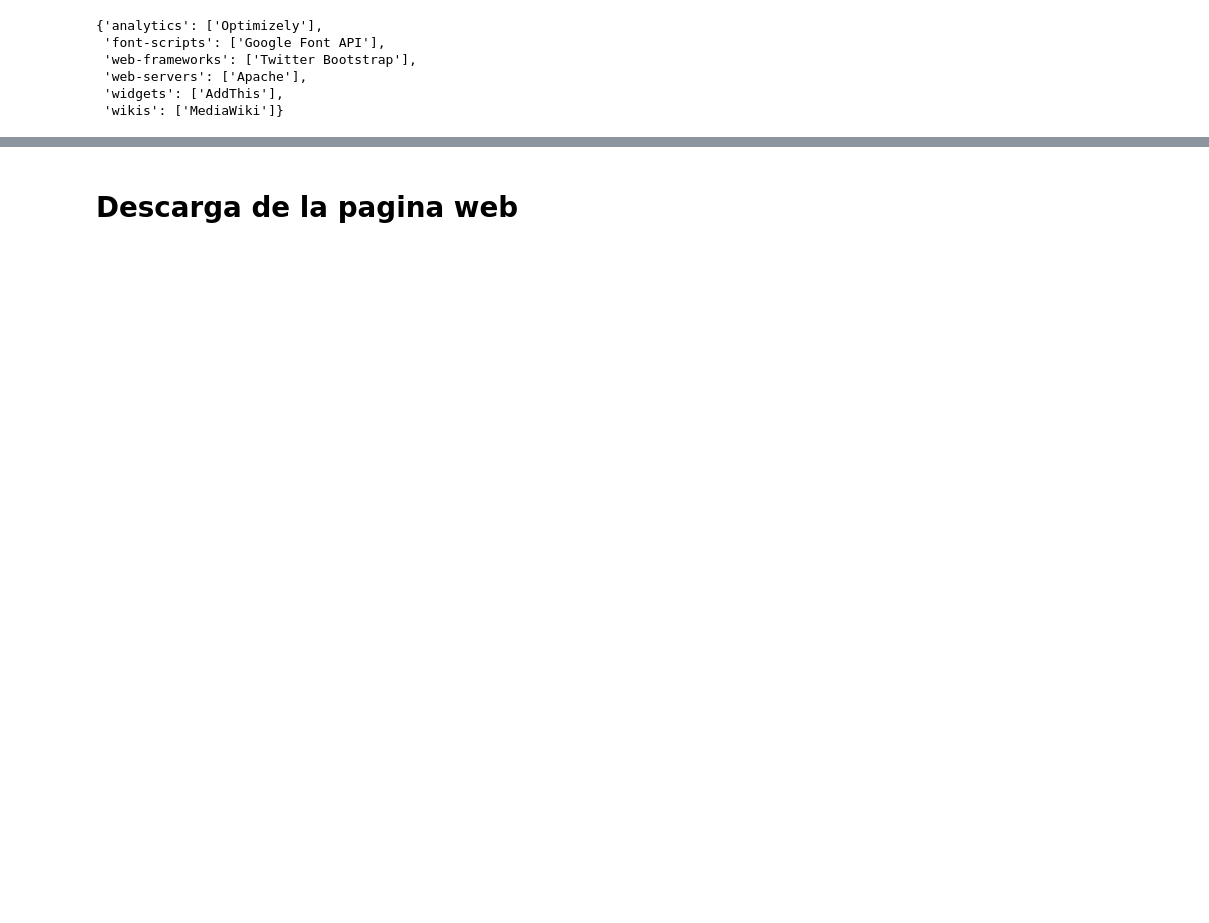
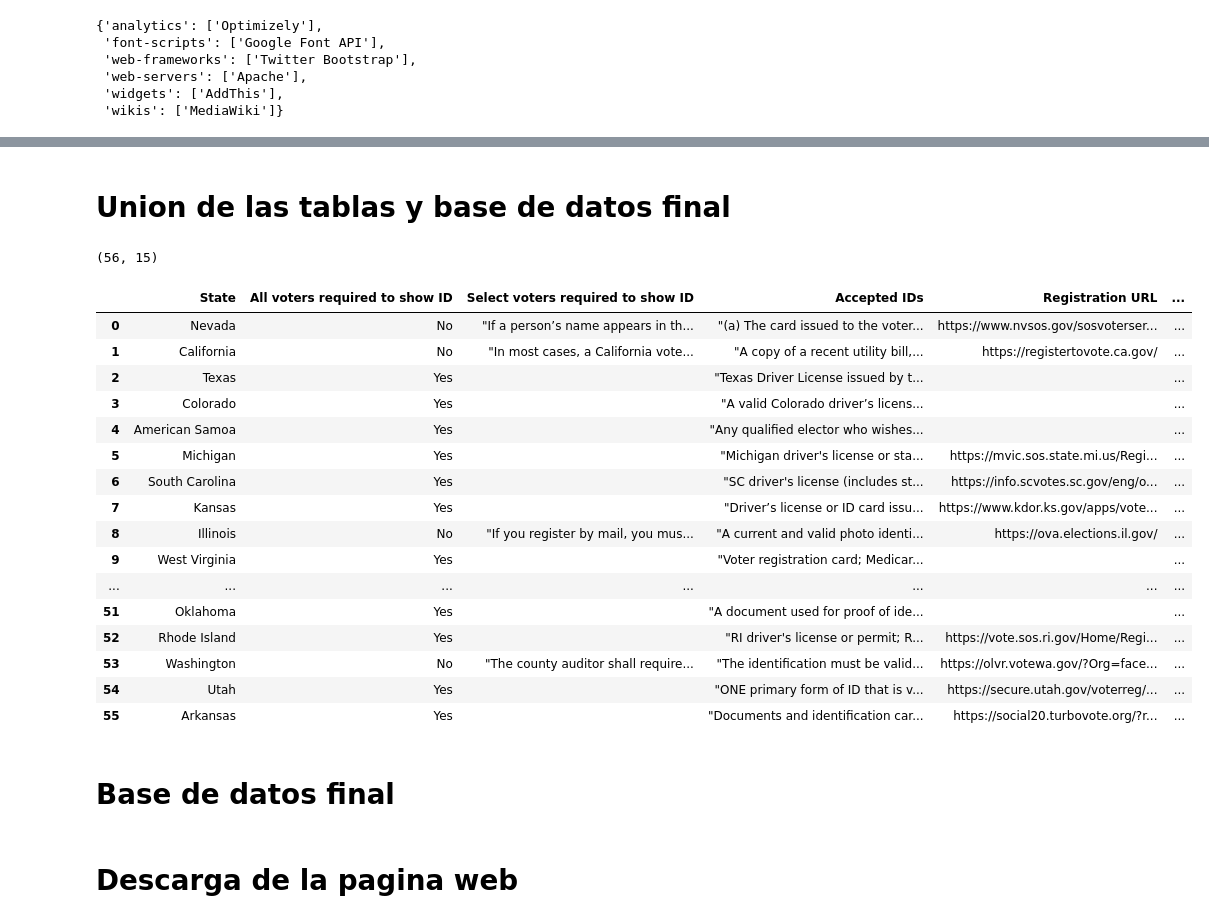
Before and after one commit to j-river1/Practica-1-de-Tipologia-y-ciclo-vida-datos, a Jupyter notebook: src/WebScrapping.ipynb, the cells around one changed output, grey strips where cells are left out. Cells and saved outputs as stored; diff of their text form; code cells hidden in the pictures; blank space fills up the shorter version.

```diff
--- a/src/WebScrapping.ipynb
+++ b/src/WebScrapping.ipynb
@@ -50,0 +211,17 @@ builtwith.builtwith('https://ballotpedia.org/Voter_registration')
+# %%
+table = soup2.find(lambda tag: tag.has_attr('id') and tag['id']=="SamedayRegistration")
+rows = table.findAll(lambda tag: tag.name=='tr')
+
+tabla = []
+for i in range(len(rows)):
+  tabla.append(rows[i].get_text())
+
+tabla_aux = []
+for j in range(len(tabla)):
+  tabla_aux.append(tabla[j].split("\n"))
+
+
+column_names = tabla_aux.pop(0)
+df = pd.DataFrame(tabla_aux, columns=column_names)
+df9= df[[ 'State', 'Same-day registration ', 'Early voting same-day registration']]
+df9
@@ -50,0 +248,19 @@ builtwith.builtwith('https://ballotpedia.org/Voter_registration')
+# %%
+
+table = soup2.find(lambda tag: tag.has_attr('id') and tag['id']=="EarlyVoting")
+rows = table.findAll(lambda tag: tag.name=='tr')
+
+tabla = []
+for i in range(len(rows)):
+  tabla.append(rows[i].get_text())
+
+tabla_aux = []
+for j in range(len(tabla)):
+  tabla_aux.append(tabla[j].split("\n"))
+
+
+column_names = tabla_aux.pop(0)
+print(column_names)
+df = pd.DataFrame(tabla_aux, columns=column_names)
+df10= df[[ 'State', 'Early voting start date', 'Early voting end date']]
+df10
@@ -51,3 +286,34 @@ builtwith.builtwith('https://ballotpedia.org/Voter_registration')
+# %% [markdown]
+# Union de las tablas y base de datos final
+# %%
+aux =df9.merge(df8, on='State', how='left')
+aux3 = df6.merge(df7, on='State', how='left')
+aux4 = aux3.merge(aux, on='State', how='left')
+total = aux4.merge(df10, on='State', how='left')
+
+print(total.shape)
+total
+# %% [output]
+(56, 15)
+|  | State | All voters required to show ID | Select voters required to show ID | Accepted IDs | Registration URL | ... |
+| 0 | Nevada | No | "If a person’s name appears in th... | "(a) The card issued to the voter... | https://www.nvsos.gov/sosvoterser... | ... |
+| 1 | California | No | "In most cases, a California vote... | "A copy of a recent utility bill,... | https://registertovote.ca.gov/ | ... |
+| 2 | Texas | Yes |  | "Texas Driver License issued by t... |  | ... |
+| 3 | Colorado | Yes |  | "A valid Colorado driver’s licens... |  | ... |
+| 4 | American Samoa | Yes |  | "Any qualified elector who wishes... |  | ... |
+| 5 | Michigan | Yes |  | "Michigan driver's license or sta... | https://mvic.sos.state.mi.us/Regi... | ... |
+| 6 | South Carolina | Yes |  | "SC driver's license (includes st... | https://info.scvotes.sc.gov/eng/o... | ... |
+| 7 | Kansas | Yes |  | "Driver’s license or ID card issu... | https://www.kdor.ks.gov/apps/vote... | ... |
+| 8 | Illinois | No | "If you register by mail, you mus... | "A current and valid photo identi... | https://ova.elections.il.gov/ | ... |
+| 9 | West Virginia | Yes |  | "Voter registration card; Medicar... |  | ... |
+| ... | ... | ... | ... | ... | ... | ... |
+| 51 | Oklahoma | Yes |  | "A document used for proof of ide... |  | ... |
+| 52 | Rhode Island | Yes |  | "RI driver's license or permit; R... | https://vote.sos.ri.gov/Home/Regi... | ... |
+| 53 | Washington | No | "The county auditor shall require... | "The identification must be valid... | https://olvr.votewa.gov/?Org=face... | ... |
+| 54 | Utah | Yes |  | "ONE primary form of ID that is v... | https://secure.utah.gov/voterreg/... | ... |
+| 55 | Arkansas | Yes |  | "Documents and identification car... | https://social20.turbovote.org/?r... | ... |
+# %% [markdown]
+# Base de datos final
 # %% [markdown]
 # Descarga de la pagina web
 # %%
```
Also changed, not shown: parts of 29 cells of this notebook.
